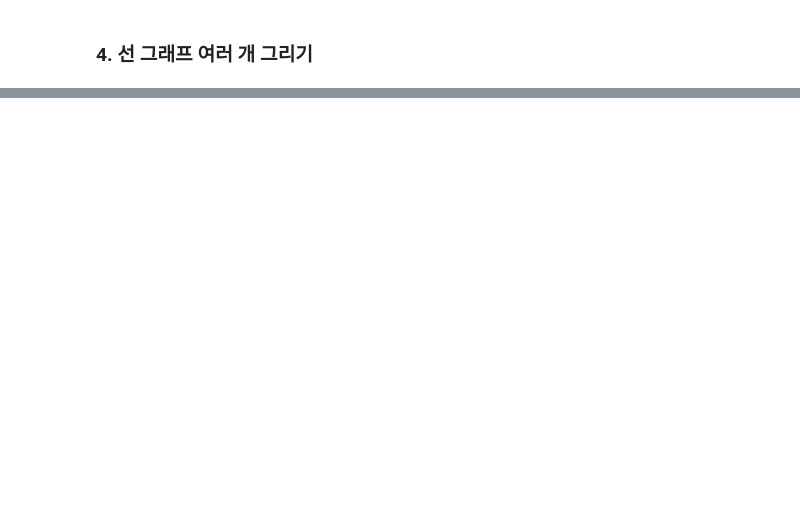
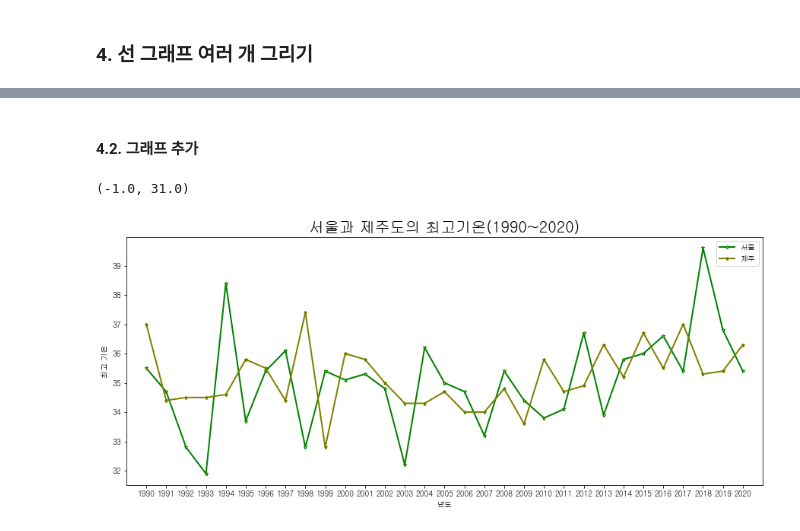
Before and after one commit to Dev-james1112/AI_Python, a Jupyter notebook: w4/w4_matplotlib_class.ipynb, the cells around one changed output, grey strips where cells are left out. Cells and saved outputs as stored; diff of their text form; code cells hidden in the pictures; blank space fills up the shorter version.

```diff
--- a/w4/w4_matplotlib_class.ipynb
+++ b/w4/w4_matplotlib_class.ipynb
@@ -82,0 +97,18 @@ NameError: name 'plt' is not defined
+# %% [markdown]
+#### 4.2. 그래프 추가
+# %%
+# 그래프 객체 생성
+fig = plt.figure(figsize=(15,6))
+ax = fig.add_subplot(1,1,1)
+
+# 객체에 그래프 두 개 생성 및 꾸미기
+ax.plot(tem_Seoul, marker='*', markerfacecolor='orange', markersize=5, color='green', linewidth=2)
+ax.plot(tem_Jeju, marker='*', markerfacecolor='green', markersize=5, color='olive', linewidth=2)
+ax.set_title('서울과 제주도의 최고기온(1990~2020)', size=20)
+ax.set_xlabel('년도', size=10)
+ax.set_ylabel('최고 기온', size=10)
+ax.legend(labels=['서울','제주'], loc='best', fontsize=10)  # 범례
+ax.set_xlim(-1,31)
+# %% [output]
+(-1.0, 31.0)
+[figure, added]
```
Also changed, not shown: parts of 5 cells of this notebook, 1 other file.
